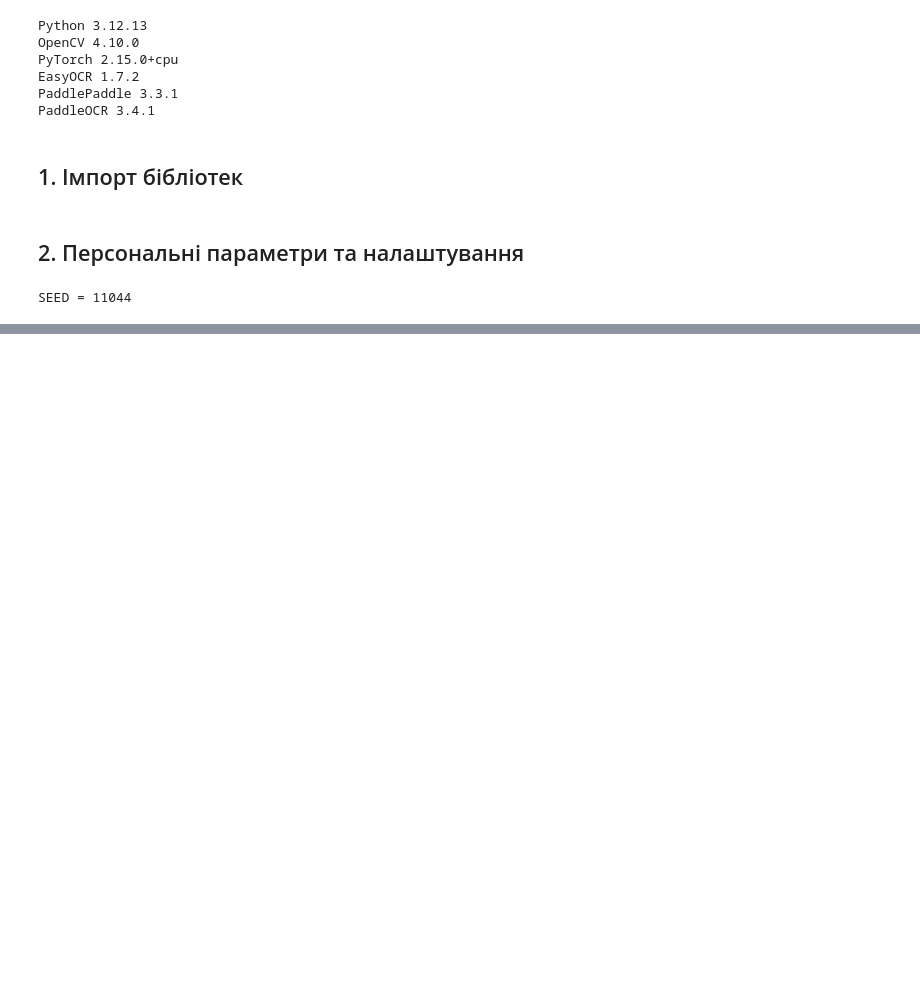
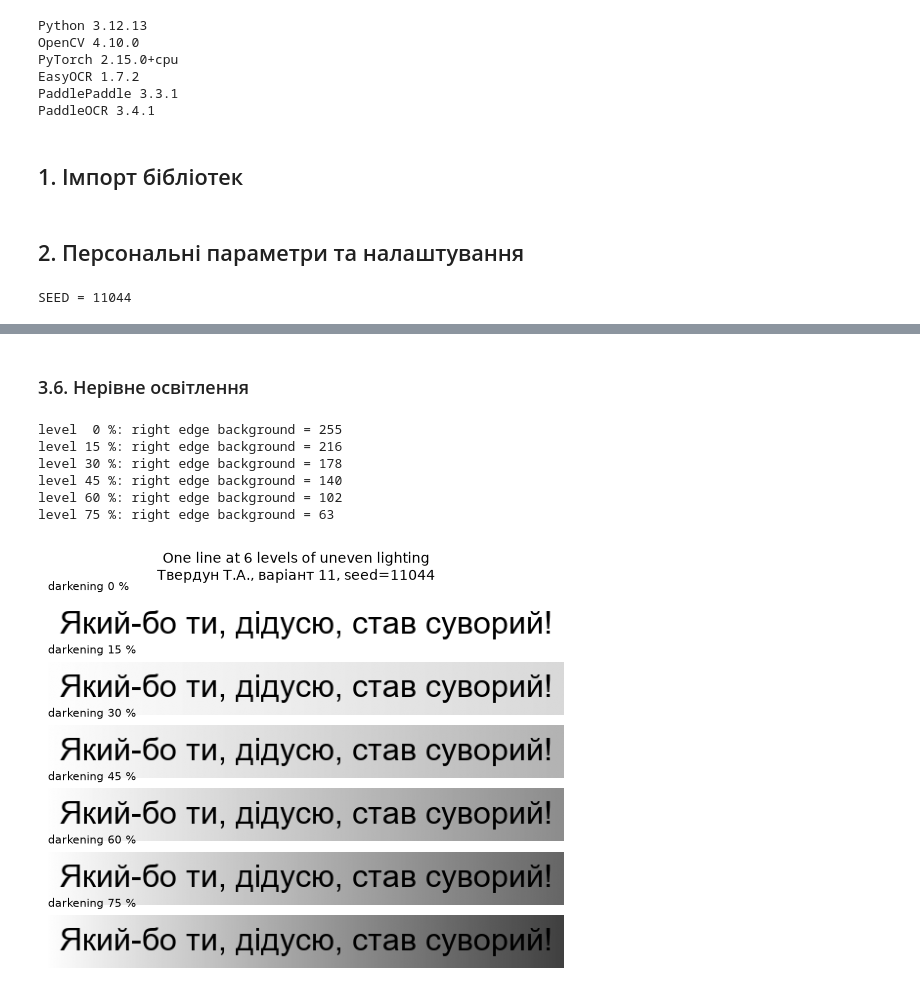
Before and after one commit to TanyaTverdun/AI_lab3_text_recognition, a Jupyter notebook: lab3.ipynb, the cells around one changed output, grey strips where cells are left out. Cells and saved outputs as stored; diff of their text form; code cells hidden in the pictures; blank space fills up the shorter version.

Commit message:
feat: generate synthetic dataset with uneven lighting

```diff
--- a/lab3.ipynb
+++ b/lab3.ipynb
@@ -59,0 +190,31 @@ SEED = 11044
+# %% [markdown]
+### 3.6. Нерівне освітлення
+# %%
+LEVELS = [0, 15, 30, 45, 60, 75]
+
+def degrade(img, level):
+    h, w = img.shape
+    light = np.linspace(1.0, 1.0 - level / 100, w)
+    out = img.astype(np.float32) * light
+    return np.clip(out, 0, 255).astype(np.uint8)
+
+for lvl in LEVELS:
+    print(f"level {lvl:2d} %: right edge background = {degrade(example, lvl)[0, -1]}")
+
+fig, axes = plt.subplots(len(LEVELS), 1, figsize=(8, 0.8 * len(LEVELS)))
+for ax, lvl in zip(axes, LEVELS):
+    ax.imshow(degrade(example, lvl), cmap="gray", vmin=0, vmax=255)
+    ax.set_title(f"darkening {lvl} %", fontsize=8, loc="left")
+    ax.axis("off")
+fig.suptitle(f"One line at {len(LEVELS)} levels of uneven lighting\n"
+             f"{STUDENT}, варіант {VARIANT}, seed={SEED}", fontsize=10)
+fig.savefig("figures/fig0_samples.png", dpi=150, bbox_inches="tight")
+plt.show()
+# %% [output]
+level  0 %: right edge background = 255
+level 15 %: right edge background = 216
+level 30 %: right edge background = 178
+level 45 %: right edge background = 140
+level 60 %: right edge background = 102
+level 75 %: right edge background = 63
+[figure, added]
```
Also changed, not shown: parts of 16 cells of this notebook.
